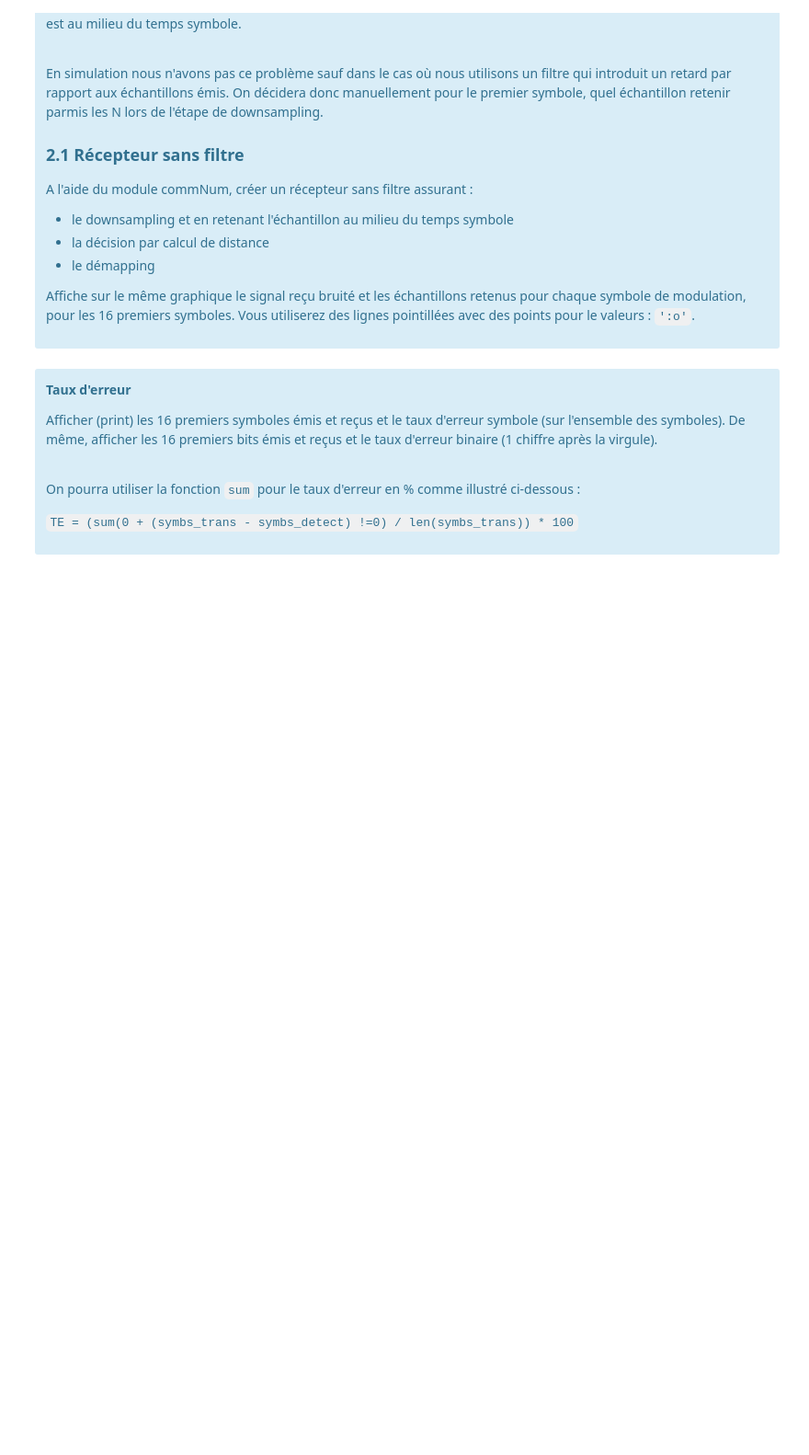
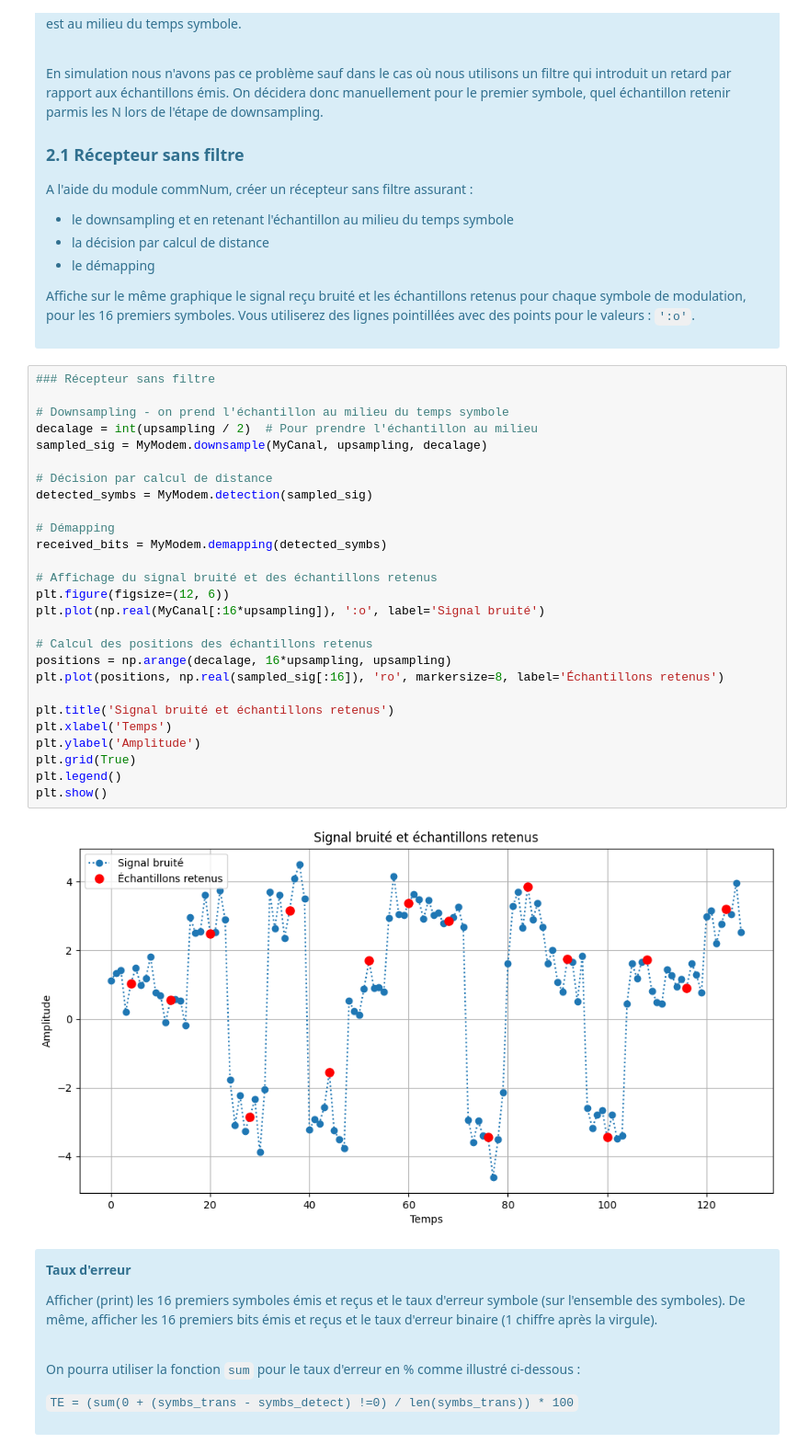
Before and after one commit to NergYR/RT4R02, a Jupyter notebook: TP1/TP 1 Filtrage adapté sujet.ipynb, the cells around one changed output. Shown at 92% size. Drawn from its saved outputs; the diff is of its cells as text; blank space fills up the shorter version.

```diff
--- a/TP1/TP 1 Filtrage adapté sujet.ipynb
+++ b/TP1/TP 1 Filtrage adapté sujet.ipynb
@@ -134,6 +134,35 @@ Affiche sur le même graphique le signal reçu bruité et les échantillons rete
 
 
 </div>
+# %%
+### Récepteur sans filtre
+
+# Downsampling - on prend l'échantillon au milieu du temps symbole
+decalage = int(upsampling / 2)  # Pour prendre l'échantillon au milieu
+sampled_sig = MyModem.downsample(MyCanal, upsampling, decalage)
+
+# Décision par calcul de distance
+detected_symbs = MyModem.detection(sampled_sig)
+
+# Démapping
+received_bits = MyModem.demapping(detected_symbs)
+
+# Affichage du signal bruité et des échantillons retenus
+plt.figure(figsize=(12, 6))
+plt.plot(np.real(MyCanal[:16*upsampling]), ':o', label='Signal bruité')
+
+# Calcul des positions des échantillons retenus
+positions = np.arange(decalage, 16*upsampling, upsampling)
+plt.plot(positions, np.real(sampled_sig[:16]), 'ro', markersize=8, label='Échantillons retenus')
+
+plt.title('Signal bruité et échantillons retenus')
+plt.xlabel('Temps')
+plt.ylabel('Amplitude')
+plt.grid(True)
+plt.legend()
+plt.show()
+# %% [output]
+[figure, added]
 # %% [markdown]
 <div class="alert alert-block alert-info bilan">
 
```
Also changed, not shown: parts of 10 cells of this notebook.
